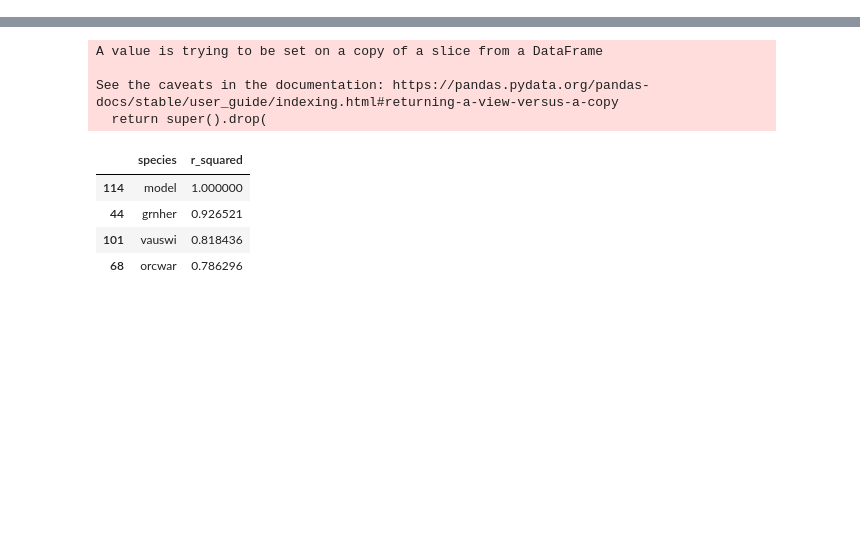
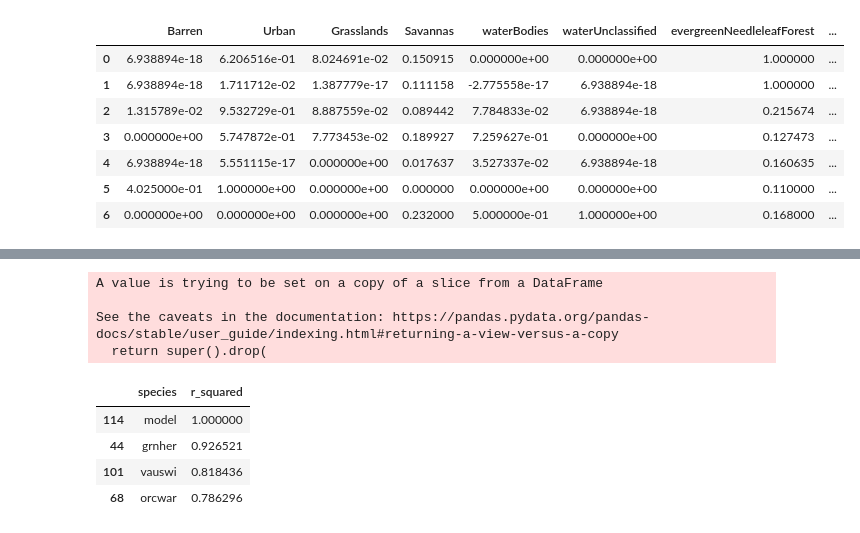
Before and after one commit to Tanag3r/trailheadDirect_birds, a Jupyter notebook: trailheadHabitat_analysis.ipynb, the cells around one changed output, grey strips where cells are left out. Drawn from its saved outputs; the diff is of its cells as text; code cells hidden in the pictures; blank space fills up the shorter version.

```diff
--- a/trailheadHabitat_analysis.ipynb
+++ b/trailheadHabitat_analysis.ipynb
@@ -129,0 +172,3 @@ def wklyAbd_setSpecies(speciesList: list):
+# %%
+habitatMatrix = data.values
+habitat_kmeans = KMeans(n_clusters=7)
@@ -129,0 +179,3 @@ def wklyAbd_setSpecies(speciesList: list):
+# %%
+clusterCenters = habitat_kmeans.cluster_centers_
+clusterCenters
@@ -129,0 +204,11 @@ def wklyAbd_setSpecies(speciesList: list):
+# %%
+pd.DataFrame(data=clusterCenters,columns=data.columns)
+# %% [output]
+|  | Barren | Urban | Grasslands | Savannas | waterBodies | waterUnclassified | evergreenNeedleleafForest | ... |
+| 0 | 6.938894e-18 | 6.206516e-01 | 8.024691e-02 | 0.150915 | 0.000000e+00 | 0.000000e+00 | 1.000000 | ... |
+| 1 | 6.938894e-18 | 1.711712e-02 | 1.387779e-17 | 0.111158 | -2.775558e-17 | 6.938894e-18 | 1.000000 | ... |
+| 2 | 1.315789e-02 | 9.532729e-01 | 8.887559e-02 | 0.089442 | 7.784833e-02 | 6.938894e-18 | 0.215674 | ... |
+| 3 | 0.000000e+00 | 5.747872e-01 | 7.773453e-02 | 0.189927 | 7.259627e-01 | 0.000000e+00 | 0.127473 | ... |
+| 4 | 6.938894e-18 | 5.551115e-17 | 0.000000e+00 | 0.017637 | 3.527337e-02 | 6.938894e-18 | 0.160635 | ... |
+| 5 | 4.025000e-01 | 1.000000e+00 | 0.000000e+00 | 0.000000 | 0.000000e+00 | 0.000000e+00 | 0.110000 | ... |
+| 6 | 0.000000e+00 | 0.000000e+00 | 0.000000e+00 | 0.232000 | 5.000000e-01 | 1.000000e+00 | 0.168000 | ... |
```
Also changed, not shown: parts of 10 cells of this notebook.
